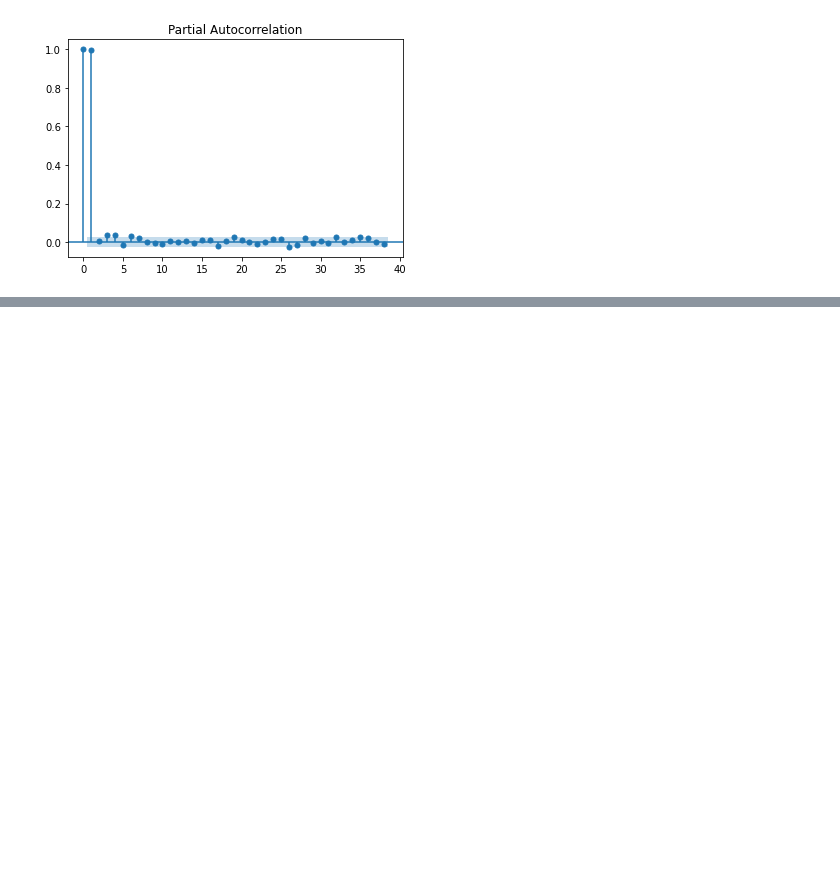
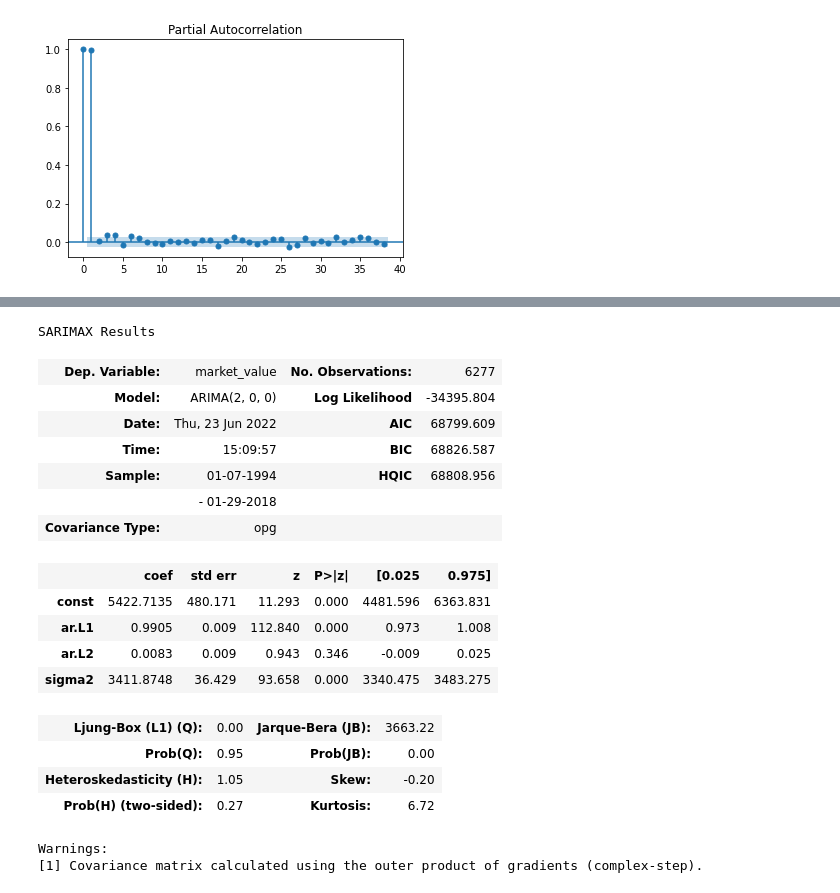
Before and after one commit to Menezes-Gus/Time_Series, a Jupyter notebook: Time_Series.ipynb, the cells around one changed output, grey strips where cells are left out. Cells and saved outputs as stored; diff of their text form; code cells hidden in the pictures; blank space fills up the shorter version.

```diff
--- a/Time_Series.ipynb
+++ b/Time_Series.ipynb
@@ -592,3 +592,27 @@ SARIMAX Results
 | Prob(H) (two-sided): | 0.26 | Kurtosis: | 6.73 |
 Warnings:
 [1] Covariance matrix calculated using the outer product of gradients (complex-step).
+# %%
+model_ar2 = ARIMA(df['market_value'], order=(2,0,0))
+results_ar2 = model_ar2.fit()
+results_ar2.summary()
+# %% [output]
+SARIMAX Results
+| Dep. Variable: | market_value | No. Observations: | 6277 |
+| Model: | ARIMA(2, 0, 0) | Log Likelihood | -34395.804 |
+| Date: | Thu, 23 Jun 2022 | AIC | 68799.609 |
+| Time: | 15:09:57 | BIC | 68826.587 |
+| Sample: | 01-07-1994 | HQIC | 68808.956 |
+|  | - 01-29-2018 |  |  |
+| Covariance Type: | opg |  |  |
+|  | coef | std err | z | P>|z| | [0.025 | 0.975] |
+| const | 5422.7135 | 480.171 | 11.293 | 0.000 | 4481.596 | 6363.831 |
+| ar.L1 | 0.9905 | 0.009 | 112.840 | 0.000 | 0.973 | 1.008 |
+| ar.L2 | 0.0083 | 0.009 | 0.943 | 0.346 | -0.009 | 0.025 |
+| sigma2 | 3411.8748 | 36.429 | 93.658 | 0.000 | 3340.475 | 3483.275 |
+| Ljung-Box (L1) (Q): | 0.00 | Jarque-Bera (JB): | 3663.22 |
+| Prob(Q): | 0.95 | Prob(JB): | 0.00 |
+| Heteroskedasticity (H): | 1.05 | Skew: | -0.20 |
+| Prob(H) (two-sided): | 0.27 | Kurtosis: | 6.72 |
+Warnings:
+[1] Covariance matrix calculated using the outer product of gradients (complex-step).
```
Also changed, not shown: parts of 10 cells of this notebook.
